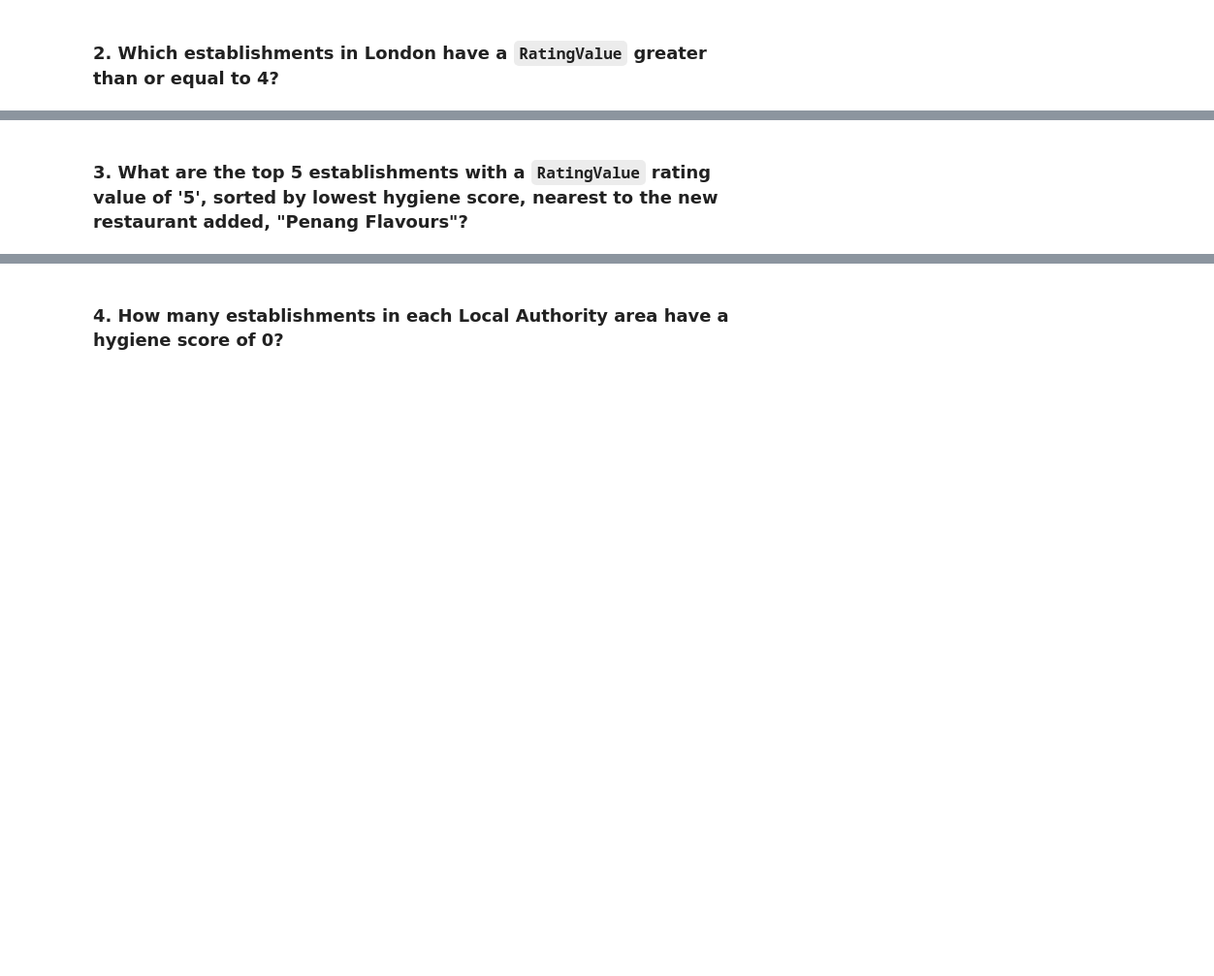
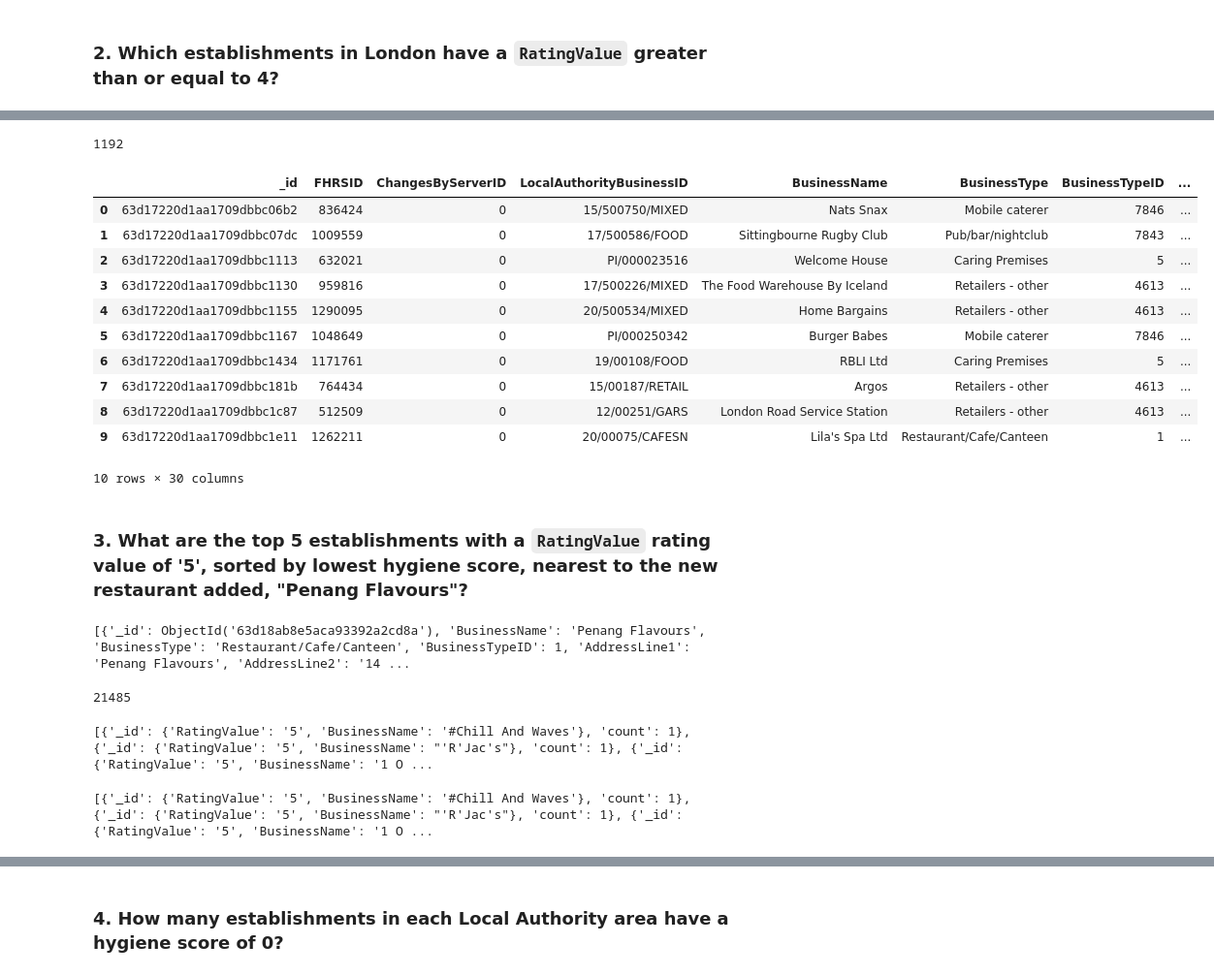
Before and after one commit to bexlev/nosql-challenge, a Jupyter notebook: RL_NoSQL_analysis.ipynb, the cells around one changed output, grey strips where cells are left out. Shown at 97% size. Saved outputs shown, nothing was run; the diff lists cells and outputs as text; code cells hidden in the pictures; blank space fills up the shorter version.

```diff
--- a/RL_NoSQL_analysis.ipynb
+++ b/RL_NoSQL_analysis.ipynb
@@ -61,6 +187,5 @@ query =
 # %%
 # Convert the result to a Pandas DataFrame
-
-# Display the number of rows in the DataFrame
-
-# Display the first 10 rows of the DataFrame
+query2_df = pd.DataFrame(list(documents2))
+query2_df.set_index('_id')
+query2_df.head()
@@ -67,2 +200,22 @@ query =
+# %%
+# Display the number of rows in the DataFrame
+print(len(query2_df))
+
+# Display the first 10 rows of the DataFrame
+query2_df.head(10)
+# %% [output]
+1192
+|  | _id | FHRSID | ChangesByServerID | LocalAuthorityBusinessID | BusinessName | BusinessType | BusinessTypeID | ... |
+| 0 | 63d17220d1aa1709dbbc06b2 | 836424 | 0 | 15/500750/MIXED | Nats Snax | Mobile caterer | 7846 | ... |
+| 1 | 63d17220d1aa1709dbbc07dc | 1009559 | 0 | 17/500586/FOOD | Sittingbourne Rugby Club | Pub/bar/nightclub | 7843 | ... |
+| 2 | 63d17220d1aa1709dbbc1113 | 632021 | 0 | PI/000023516 | Welcome House | Caring Premises | 5 | ... |
+| 3 | 63d17220d1aa1709dbbc1130 | 959816 | 0 | 17/500226/MIXED | The Food Warehouse By Iceland | Retailers - other | 4613 | ... |
+| 4 | 63d17220d1aa1709dbbc1155 | 1290095 | 0 | 20/500534/MIXED | Home Bargains | Retailers - other | 4613 | ... |
+| 5 | 63d17220d1aa1709dbbc1167 | 1048649 | 0 | PI/000250342 | Burger Babes | Mobile caterer | 7846 | ... |
+| 6 | 63d17220d1aa1709dbbc1434 | 1171761 | 0 | 19/00108/FOOD | RBLI Ltd | Caring Premises | 5 | ... |
+| 7 | 63d17220d1aa1709dbbc181b | 764434 | 0 | 15/00187/RETAIL | Argos | Retailers - other | 4613 | ... |
+| 8 | 63d17220d1aa1709dbbc1c87 | 512509 | 0 | 12/00251/GARS | London Road Service Station | Retailers - other | 4613 | ... |
+| 9 | 63d17220d1aa1709dbbc1e11 | 1262211 | 0 | 20/00075/CAFESN | Lila's Spa Ltd | Restaurant/Cafe/Canteen | 1 | ... |
+10 rows × 30 columns
 # %% [markdown]
 ### 3. What are the top 5 establishments with a `RatingValue` rating value of '5', sorted by lowest hygiene score, nearest to the new restaurant added, "Penang Flavours"?
@@ -69,13 +227,8 @@ query =
 # %%
 # Search within 0.01 degree on either side of the latitude and longitude.
-# Rating value must equal 5
-# Sort by hygiene score
-
-degree_search = 0.01
-latitude =
-longitude =
-
-query =
-sort =
-
-# Print the results
+#Print coordinates of Penang Flavors to search
+penang_query = {"BusinessName":"Penang Flavours"}
+penang_doc = collection.find(penang_query)
+print(list(penang_doc))
+# %% [output]
+[{'_id': ObjectId('63d18ab8e5aca93392a2cd8a'), 'BusinessName': 'Penang Flavours', 'BusinessType': 'Restaurant/Cafe/Canteen', 'BusinessTypeID': 1, 'AddressLine1': 'Penang Flavours', 'AddressLine2': '14 ...
@@ -82,2 +275,21 @@ sort =
+# %%
+# Run the pipeline, save the results to a variable
+agg_results = list(collection.aggregate(pipeline))
+
+# Print the number of documents in the result
+print(len(agg_results))
+# %% [output]
+21485
+# %%
+#Print the first 10 results
+first_ten = agg_results[:10]
+print(first_ten)
+# %% [output]
+[{'_id': {'RatingValue': '5', 'BusinessName': '#Chill And Waves'}, 'count': 1}, {'_id': {'RatingValue': '5', 'BusinessName': "'R'Jac's"}, 'count': 1}, {'_id': {'RatingValue': '5', 'BusinessName': '1 O ...
+# %%
+#Print pipeline results
+print(agg_results)
+# %% [output]
+[{'_id': {'RatingValue': '5', 'BusinessName': '#Chill And Waves'}, 'count': 1}, {'_id': {'RatingValue': '5', 'BusinessName': "'R'Jac's"}, 'count': 1}, {'_id': {'RatingValue': '5', 'BusinessName': '1 O ...
 # %%
 # Convert result to Pandas DataFrame
```
Also changed, not shown: parts of 22 cells of this notebook, 2 other files.
